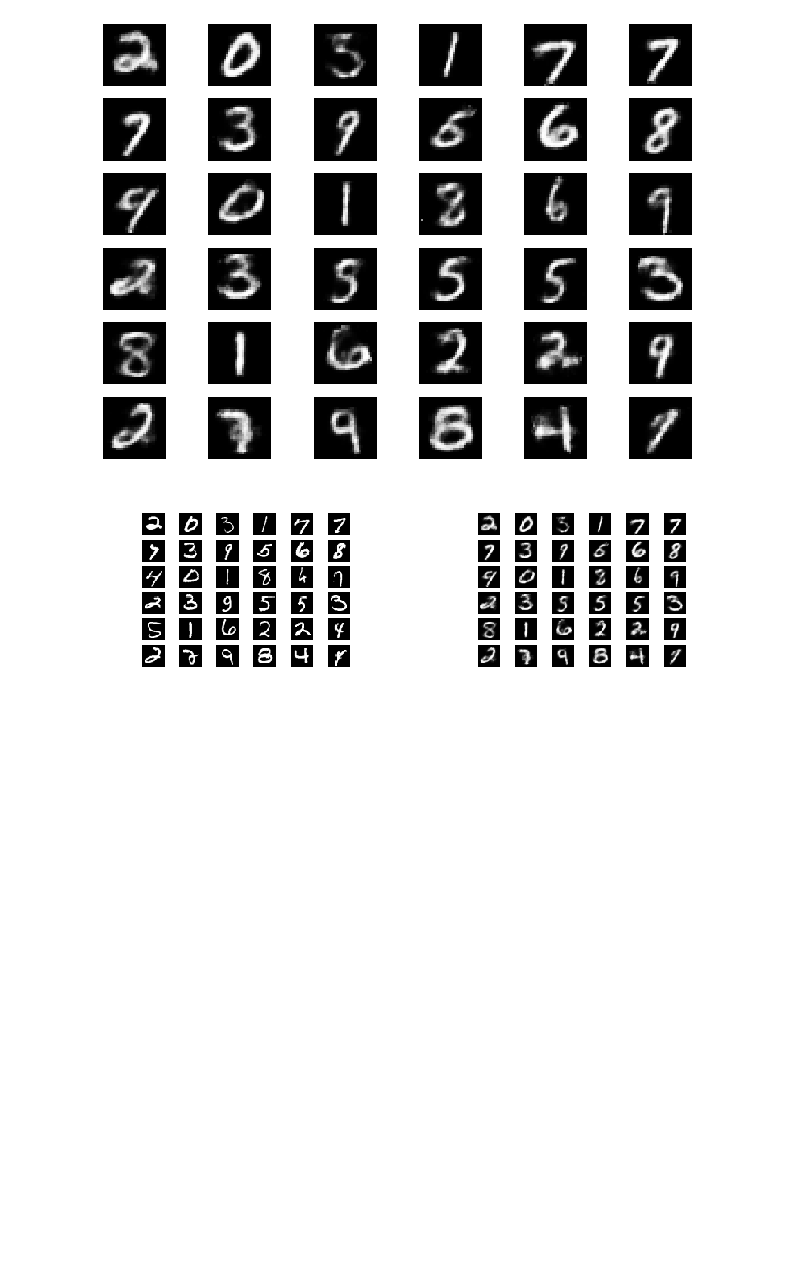
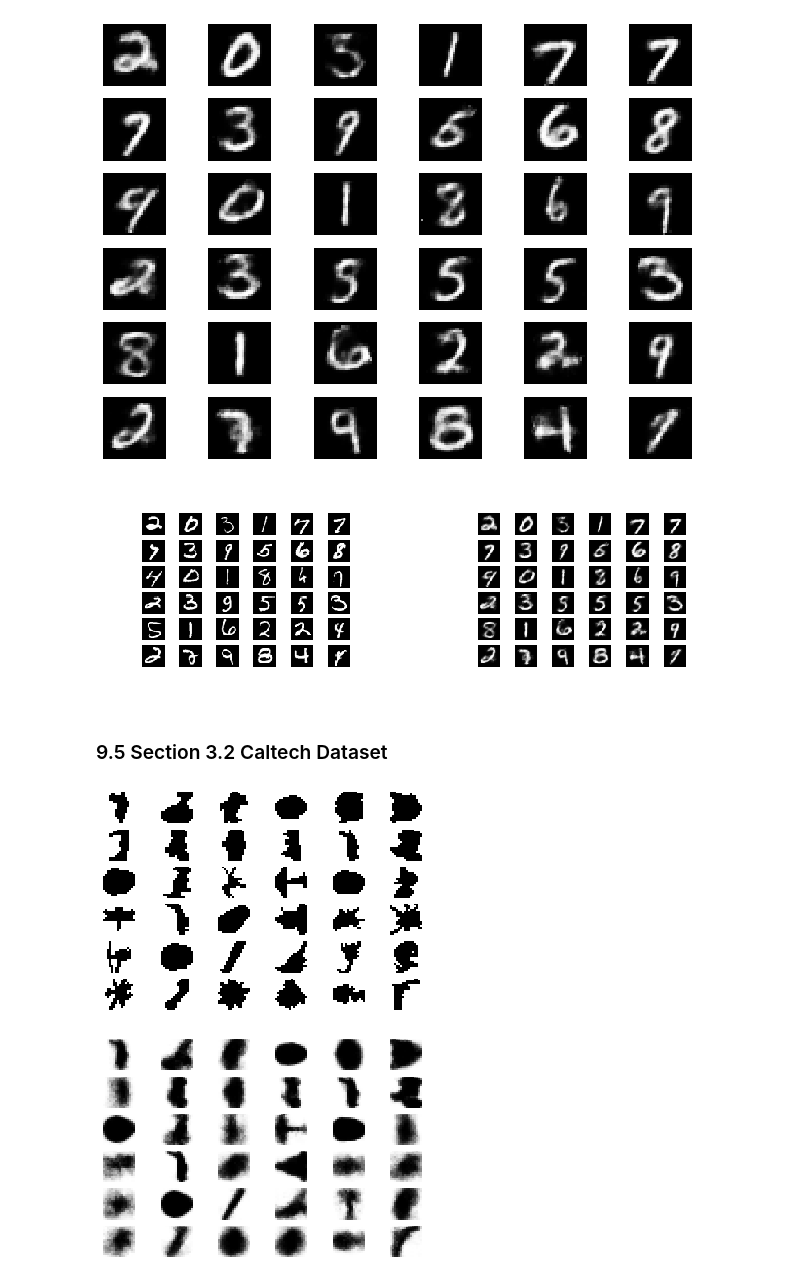
Before and after one commit to christineymshen/sta-663-FinalProj-VAE, a Jupyter notebook: Report/20200430_Model_v1.3_Development_Notebook.ipynb, the cells around one changed output. Cells and saved outputs as stored; diff of their text form; code cells hidden in the pictures; blank space fills up the shorter version.

Commit message:
Updated Caltech data

```diff
--- a/Report/20200430_Model_v1.3_Development_Notebook.ipynb
+++ b/Report/20200430_Model_v1.3_Development_Notebook.ipynb
@@ -2545,3 +2547,12 @@ plot_samples_final(trainX, trainy, W, b, fig1, fig2)
 combine_fig(fig1, fig2, "Figs/Fig11.png")
 # %% [output]
 [figure]
+# %% [markdown]
+### 9.5 Section 3.2 Caltech Dataset
+# %%
+filename = "Files/2020_04_30_22_41_05_Model_v1.3_parameter_Caltech.txt"
+para = get_para(filename)
+doc = para['doc']
+W = para['W']
+b = para['b']
+loss = para['loss']
@@ -2547,0 +2627,12 @@ combine_fig(fig1, fig2, "Figs/Fig11.png")
+# %%
+from scipy.io import loadmat
+caltech = loadmat('Files/caltech101_silhouettes_16.mat')
+calX = caltech['X']
+caly = caltech['Y'].reshape(-1,1)
+# %%
+fig1 = "Figs_Raw/Fig12_Sample.png"
+fig2 = "Figs_Raw/Fig12_Reconstructed.png"
+plot_samples_caltech(calX, caly, W, b, fig1, fig2, std_const = 1)
+# %% [output]
+[figure, added]
+[figure, added]
```
Also changed, not shown: parts of 5 cells of this notebook, 4 other files.
